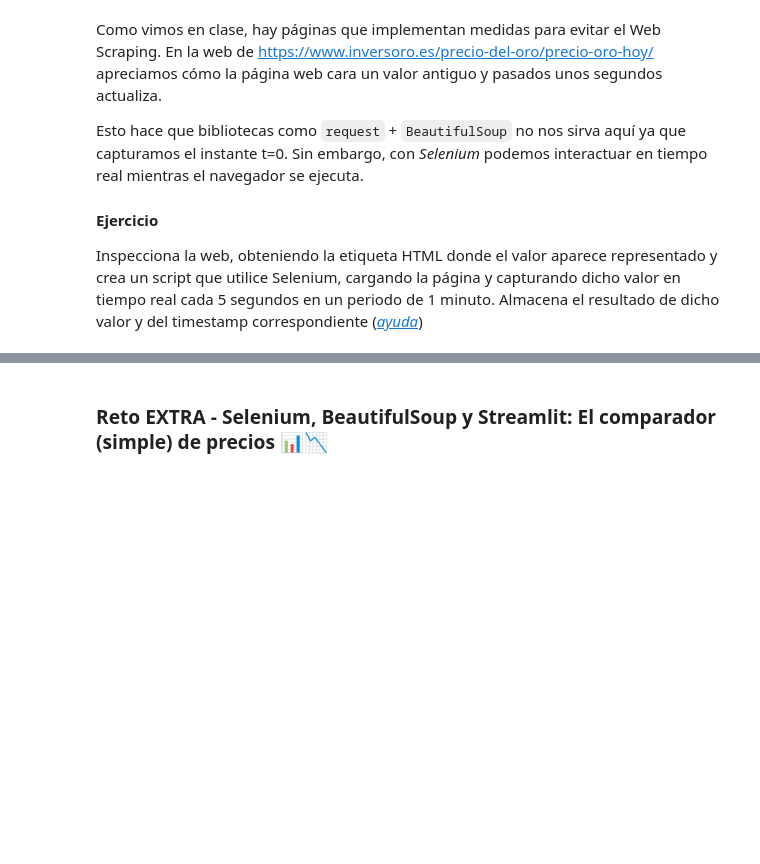
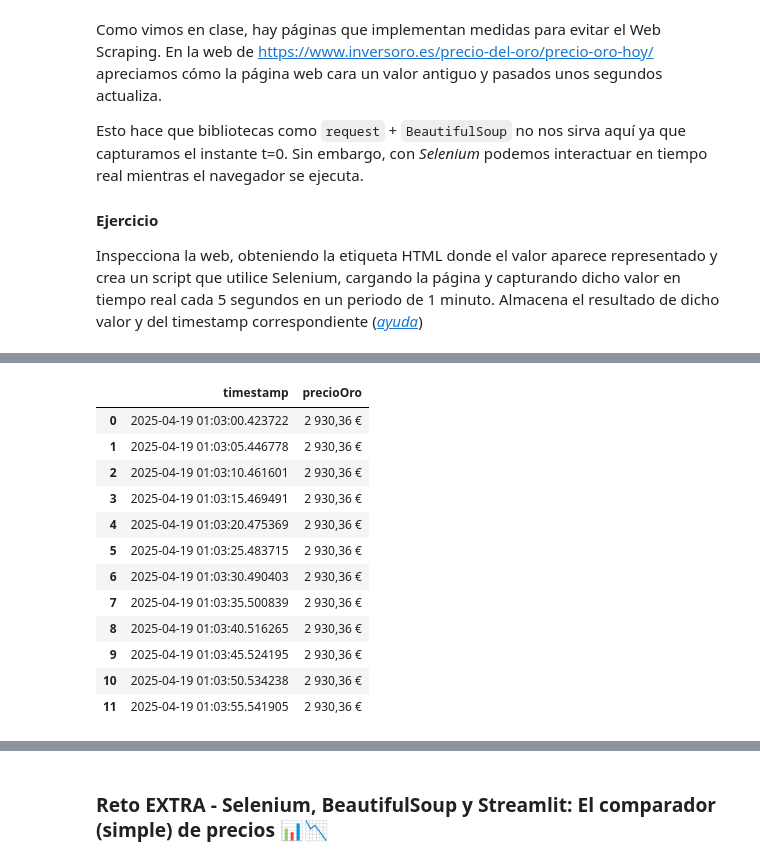
Before and after one commit to danielherraiz/PC2, a Jupyter notebook: Alumnos - Consolidación-WebScraping-Streamlit(1).ipynb, the cells around one changed output, grey strips where cells are left out. Drawn from its saved outputs; the diff is of its cells as text; code cells hidden in the pictures; blank space fills up the shorter version.

```diff
--- a/Alumnos - Consolidación-WebScraping-Streamlit(1).ipynb
+++ b/Alumnos - Consolidación-WebScraping-Streamlit(1).ipynb
@@ -100,3 +118,27 @@ print(precioOro.text)
+# %%
+entryList = []
+start_time = datetime.datetime.now().timestamp()
+while datetime.datetime.now().timestamp() - start_time < 60:
+    precio_oro = driver.find_element(By.NAME, "current_price_field").text
+    timestamp = datetime.datetime.now()
+    entryList.append({"timestamp": timestamp, "precioOro": precio_oro})
+    time.sleep(5)
+goldPriceDF = pd.DataFrame(entryList)
+goldPriceDF
+# %% [output]
+|  | timestamp | precioOro |
+| 0 | 2025-04-19 01:03:00.423722 | 2 930,36 € |
+| 1 | 2025-04-19 01:03:05.446778 | 2 930,36 € |
+| 2 | 2025-04-19 01:03:10.461601 | 2 930,36 € |
+| 3 | 2025-04-19 01:03:15.469491 | 2 930,36 € |
+| 4 | 2025-04-19 01:03:20.475369 | 2 930,36 € |
+| 5 | 2025-04-19 01:03:25.483715 | 2 930,36 € |
+| 6 | 2025-04-19 01:03:30.490403 | 2 930,36 € |
+| 7 | 2025-04-19 01:03:35.500839 | 2 930,36 € |
+| 8 | 2025-04-19 01:03:40.516265 | 2 930,36 € |
+| 9 | 2025-04-19 01:03:45.524195 | 2 930,36 € |
+| 10 | 2025-04-19 01:03:50.534238 | 2 930,36 € |
+| 11 | 2025-04-19 01:03:55.541905 | 2 930,36 € |
 # %%
 entryList = []
 start_time = datetime.datetime.now().timestamp()
```
Also changed, not shown: parts of 23 cells of this notebook, 4 other files.
